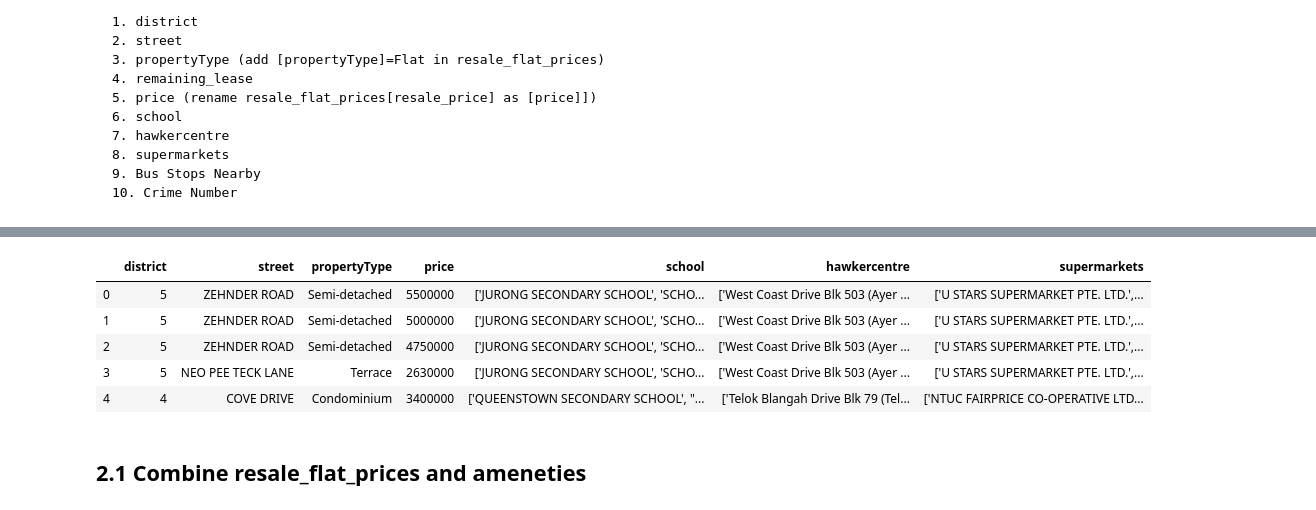
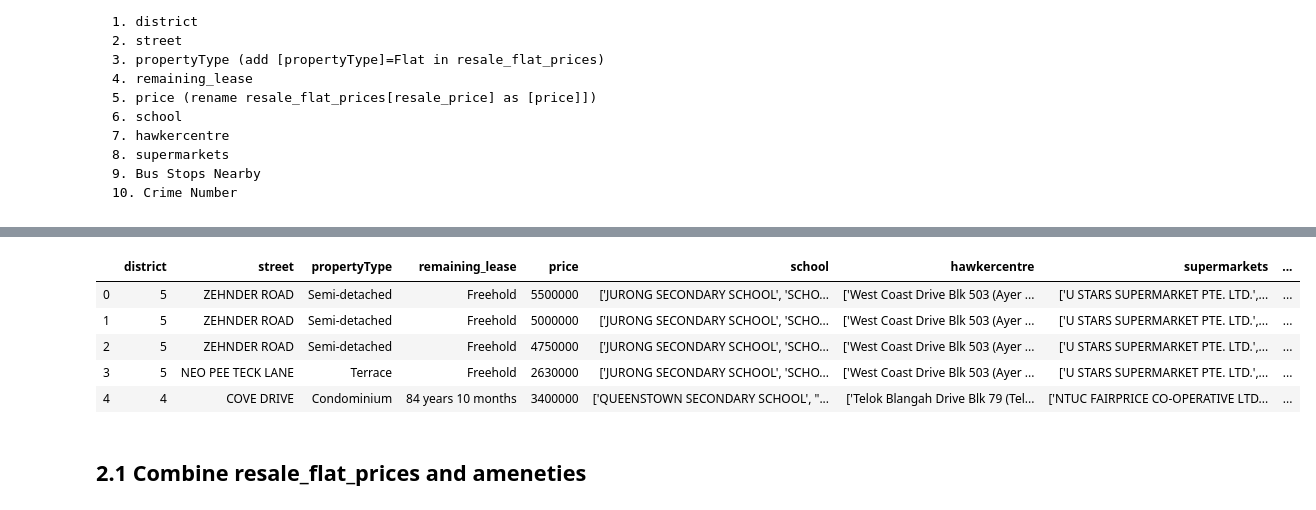
Before and after one commit to nicolepng/BT4222, a Jupyter notebook: Combining Datasets v2.ipynb, the cells around one changed output, grey strips where cells are left out. Saved outputs shown, nothing was run; the diff lists cells and outputs as text; code cells hidden in the pictures.

Commit message:
update: joined crime data, remaining lease

```diff
--- a/Combining Datasets v2.ipynb
+++ b/Combining Datasets v2.ipynb
@@ -442,0 +281,8 @@ then convert into years into months
+# %%
+contractDate_datetime = []
+for index in range(len(ameneties_and_crime_in_district)):
+    contractdate_text = str(ameneties_and_crime_in_district['contractDate'][index])
+    contractdate_month = int(contractdate_text[0:-2])
+    contractdate_year = int("20" + contractdate_text[-2:])
+    contractdate_datetime = datetime.date(contractdate_year,contractdate_month,1)
+    contractDate_datetime.append(contractdate_datetime)
@@ -442,0 +332,3 @@ then convert into years into months
+# %%
+ameneties_and_crime_in_district['remaining_lease'] = remaining_lease_list
+ameneties_and_crime_in_district.head()
@@ -462,15 +365,18 @@ Index(['street', 'price', 'propertyType', 'district', 'school', 'hawkercentre',
       dtype='object')
+# %%
+# rename Number as crime_number
+ameneties_and_crime_in_district = ameneties_and_crime_in_district.rename(columns={"Number":"crime_number"})
 # %%
 # ameneties_and_crime_in_district = ameneties_and_crime_in_district[['district','street','propertyType','remaining_lease','price','school','hawkercentre','supermarkets']]
-ameneties_and_crime_in_district = ameneties_and_crime_in_district[['district','street','propertyType','price','school','hawkercentre','supermarkets']]
+ameneties_and_crime_in_district = ameneties_and_crime_in_district[['district','street','propertyType','remaining_lease','price','school','hawkercentre','supermarkets','crime_number']]
 ameneties_and_crime_in_district.head()
 # %% [output]
-|  | district | street | propertyType | price | school | hawkercentre | supermarkets |
-| 0 | 5 | ZEHNDER ROAD | Semi-detached | 5500000 | ['JURONG SECONDARY SCHOOL', 'SCHO... | ['West Coast Drive Blk 503 (Ayer ... | ['U STARS SUPERMARKET PTE. LTD.',... |
-| 1 | 5 | ZEHNDER ROAD | Semi-detached | 5000000 | ['JURONG SECONDARY SCHOOL', 'SCHO... | ['West Coast Drive Blk 503 (Ayer ... | ['U STARS SUPERMARKET PTE. LTD.',... |
-| 2 | 5 | ZEHNDER ROAD | Semi-detached | 4750000 | ['JURONG SECONDARY SCHOOL', 'SCHO... | ['West Coast Drive Blk 503 (Ayer ... | ['U STARS SUPERMARKET PTE. LTD.',... |
-| 3 | 5 | NEO PEE TECK LANE | Terrace | 2630000 | ['JURONG SECONDARY SCHOOL', 'SCHO... | ['West Coast Drive Blk 503 (Ayer ... | ['U STARS SUPERMARKET PTE. LTD.',... |
-| 4 | 4 | COVE DRIVE | Condominium | 3400000 | ['QUEENSTOWN SECONDARY SCHOOL', "... | ['Telok Blangah Drive Blk 79 (Tel... | ['NTUC FAIRPRICE CO-OPERATIVE LTD... |
+|  | district | street | propertyType | remaining_lease | price | school | hawkercentre | supermarkets | ... |
+| 0 | 5 | ZEHNDER ROAD | Semi-detached | Freehold | 5500000 | ['JURONG SECONDARY SCHOOL', 'SCHO... | ['West Coast Drive Blk 503 (Ayer ... | ['U STARS SUPERMARKET PTE. LTD.',... | ... |
+| 1 | 5 | ZEHNDER ROAD | Semi-detached | Freehold | 5000000 | ['JURONG SECONDARY SCHOOL', 'SCHO... | ['West Coast Drive Blk 503 (Ayer ... | ['U STARS SUPERMARKET PTE. LTD.',... | ... |
+| 2 | 5 | ZEHNDER ROAD | Semi-detached | Freehold | 4750000 | ['JURONG SECONDARY SCHOOL', 'SCHO... | ['West Coast Drive Blk 503 (Ayer ... | ['U STARS SUPERMARKET PTE. LTD.',... | ... |
+| 3 | 5 | NEO PEE TECK LANE | Terrace | Freehold | 2630000 | ['JURONG SECONDARY SCHOOL', 'SCHO... | ['West Coast Drive Blk 503 (Ayer ... | ['U STARS SUPERMARKET PTE. LTD.',... | ... |
+| 4 | 4 | COVE DRIVE | Condominium | 84 years 10 months | 3400000 | ['QUEENSTOWN SECONDARY SCHOOL', "... | ['Telok Blangah Drive Blk 79 (Tel... | ['NTUC FAIRPRICE CO-OPERATIVE LTD... | ... |
 # %% [markdown]
 ## 2.1 Combine resale_flat_prices and ameneties
 # %%
```
Also changed, not shown: parts of 29 cells of this notebook.
